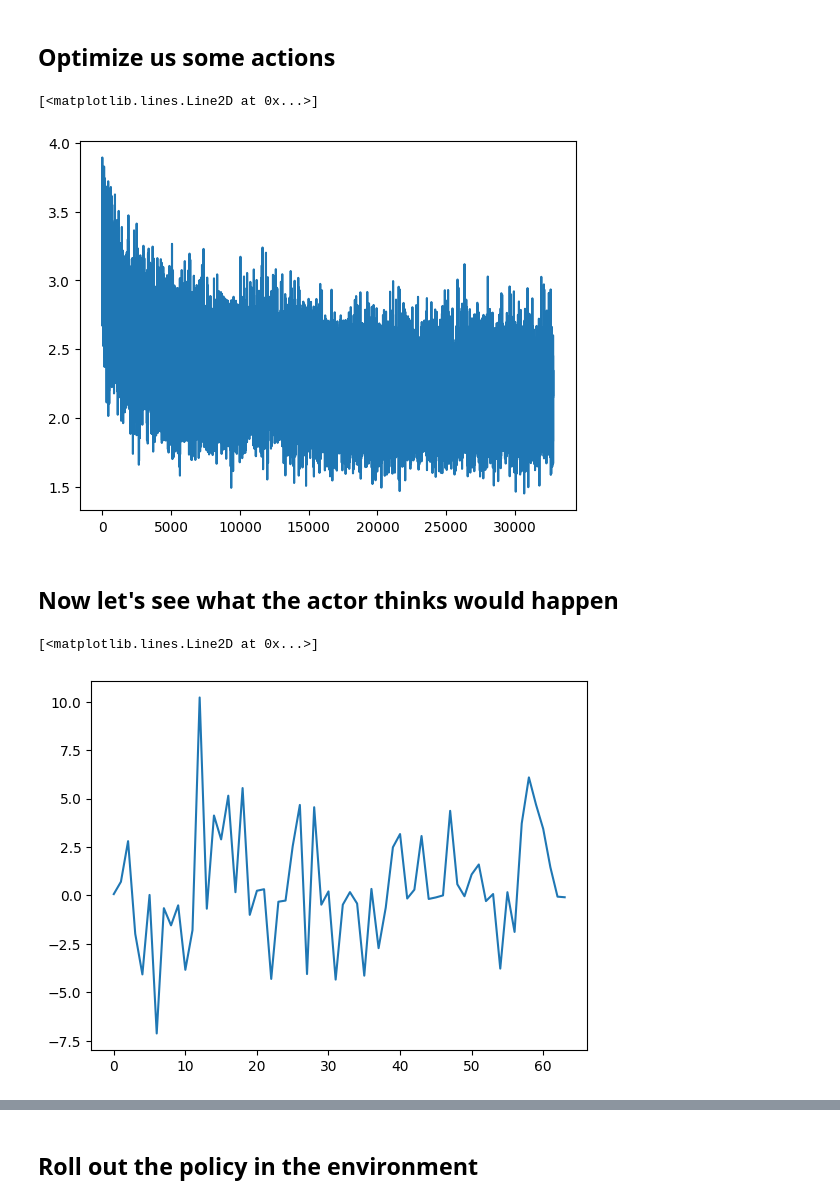
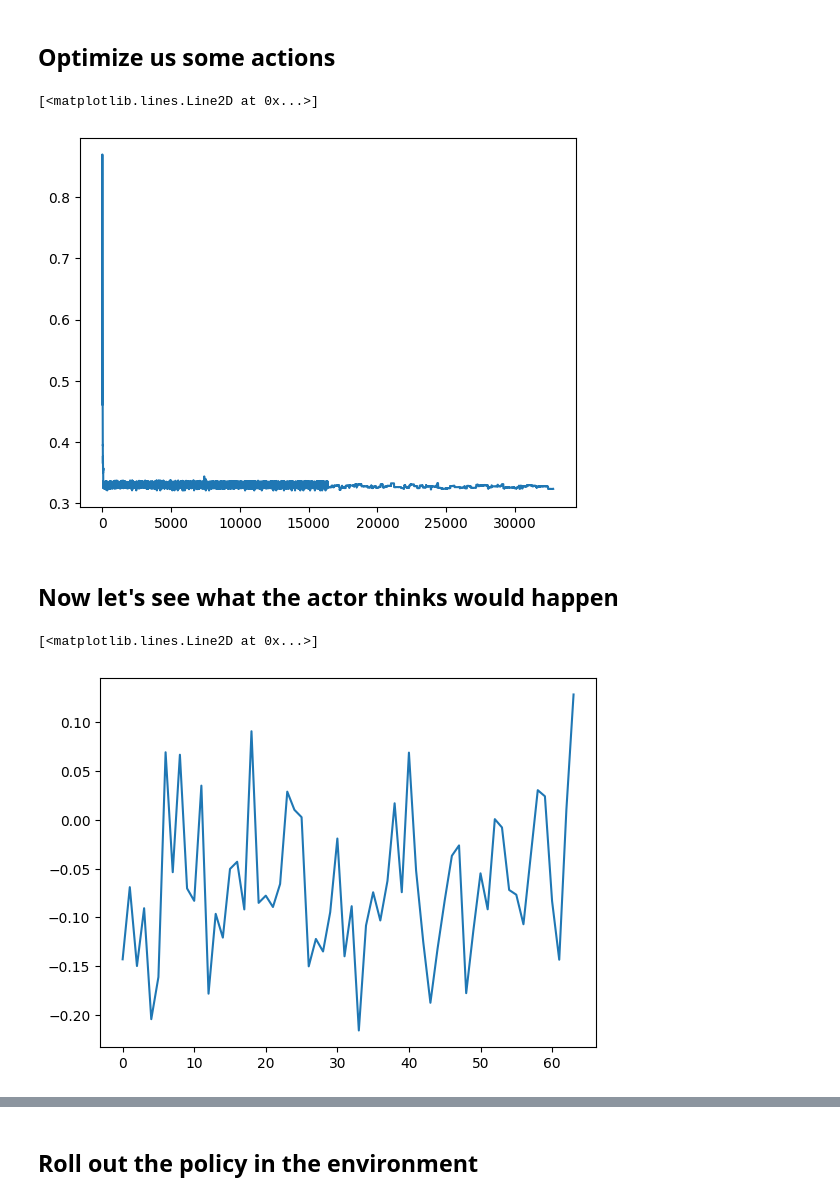
Before and after one commit to mishmish66/latch, a Jupyter notebook: actor_eval.ipynb, the cells around one changed output, grey strips where cells are left out. Drawn from its saved outputs; the diff is of its cells as text; code cells hidden in the pictures.

```diff
--- a/actor_eval.ipynb
+++ b/actor_eval.ipynb
@@ -105,7 +105,7 @@ rng, key = jax.random.split(key)
 train_state = TrainState.init(rng, train_config)
 
 train_state = checkpointer.restore(
-    (checkpoint_dir / "checkpoint_r163_s333824").absolute(), item=train_state
+    (checkpoint_dir / "checkpoint_r52_s106496").absolute(), item=train_state
 )
 # %% [markdown]
 ## Actually run the actor evals, this will take a while
@@ -138,7 +136,7 @@ rng, key = jax.random.split(key)
 plt.plot(costs)
 # %% [output]
 [<matplotlib.lines.Line2D at 0x...>]
-[figure, old version]
+[figure, new version]
 # %% [markdown]
 ## Now let's see what the actor thinks would happen
 # %%
@@ -160,10 +158,10 @@ expected_states = jax.jit(
     )
 )(rngs, expected_latent_states)
 # %%
-plt.plot(expected_states[..., 3])
+plt.plot(expected_states[..., 2])
 # %% [output]
 [<matplotlib.lines.Line2D at 0x...>]
-[figure, old version]
+[figure, new version]
 # %%
 import mediapy as media
 
```
Also changed, not shown: parts of 24 cells of this notebook, 1 other file.
